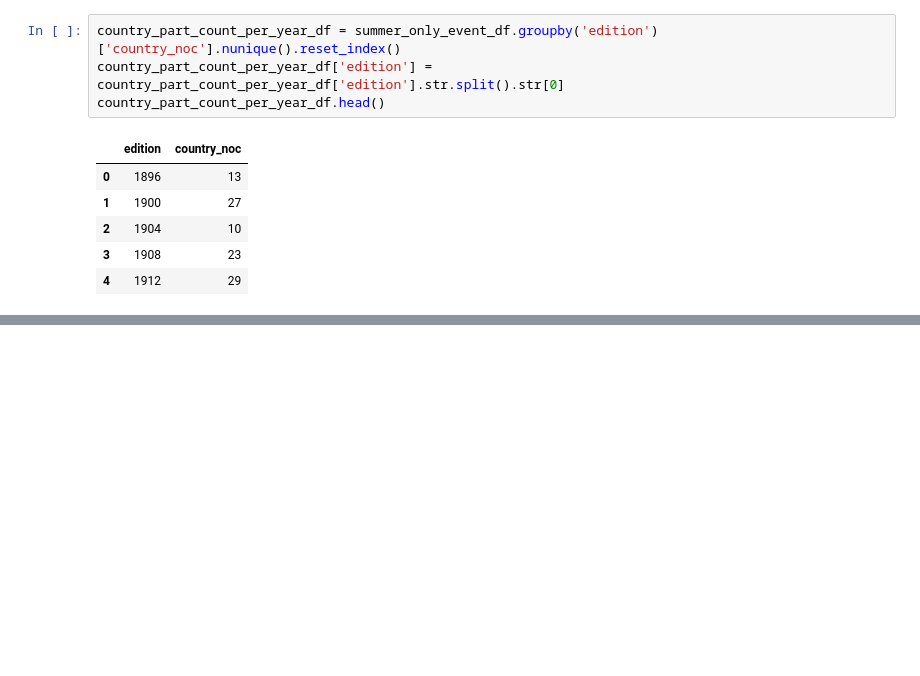
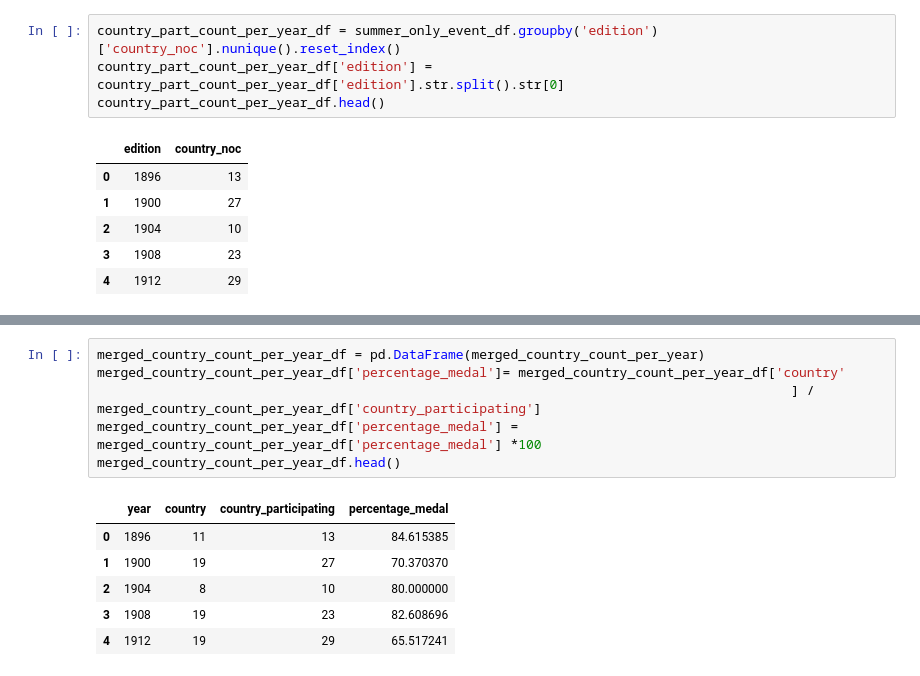
Before and after one commit to brandonhayes13/olympic_project, a Jupyter notebook: Country_Code.ipynb, the cells around one changed output, grey strips where cells are left out. Cells and saved outputs as stored; diff of their text form; blank space fills up the shorter version.

```diff
--- a/Country_Code.ipynb
+++ b/Country_Code.ipynb
@@ -176,0 +206,13 @@ country_part_count_per_year_df.head()
+# %%
+merged_country_count_per_year_df = pd.DataFrame(merged_country_count_per_year)
+merged_country_count_per_year_df['percentage_medal']= merged_country_count_per_year_df['country'
+																						 ] / merged_country_count_per_year_df['country_participating']
+merged_country_count_per_year_df['percentage_medal'] = merged_country_count_per_year_df['percentage_medal'] *100
+merged_country_count_per_year_df.head()
+# %% [output]
+|  | year | country | country_participating | percentage_medal |
+| 0 | 1896 | 11 | 13 | 84.615385 |
+| 1 | 1900 | 19 | 27 | 70.370370 |
+| 2 | 1904 | 8 | 10 | 80.000000 |
+| 3 | 1908 | 19 | 23 | 82.608696 |
+| 4 | 1912 | 19 | 29 | 65.517241 |
```
Also changed, not shown: parts of 7 cells of this notebook.
